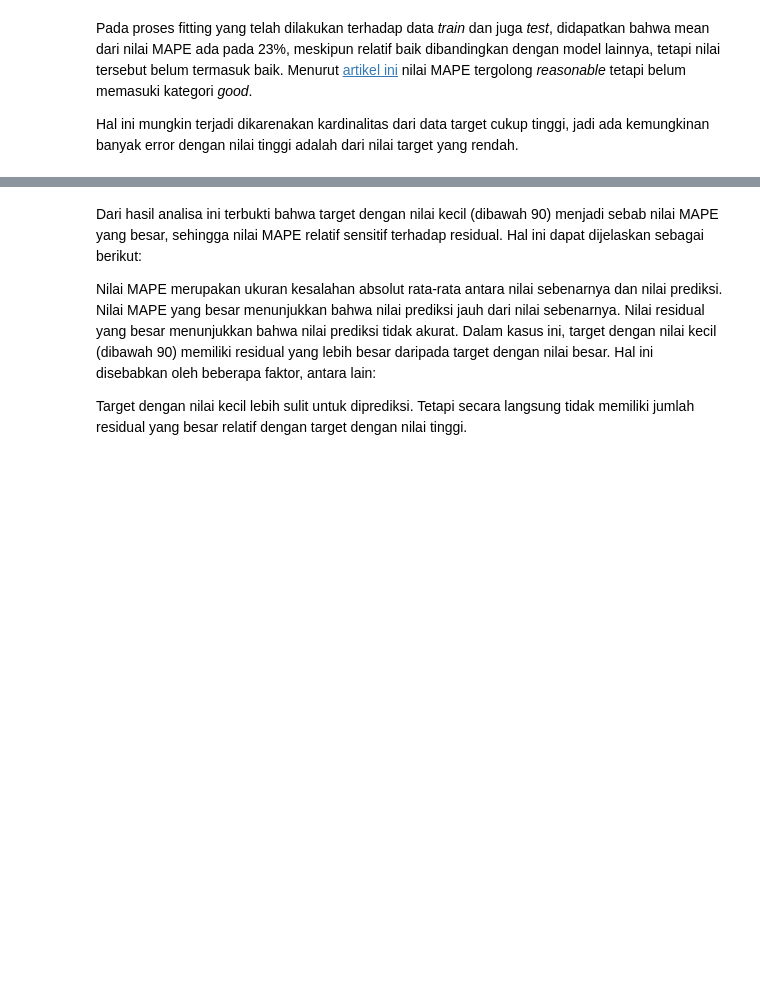
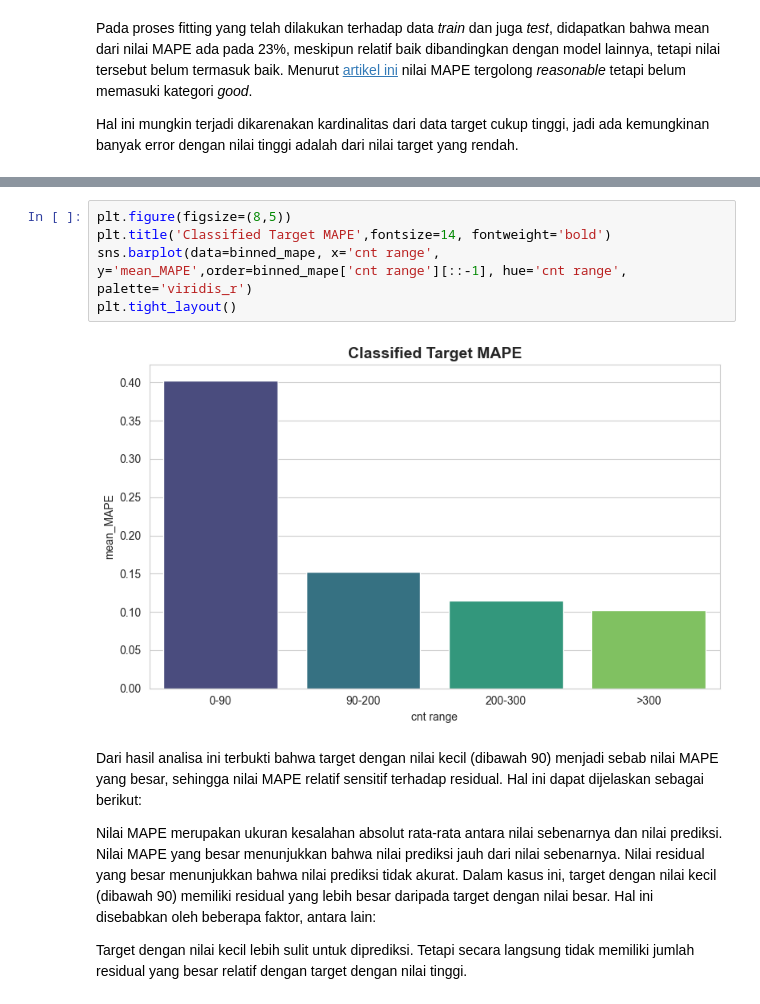
Before and after one commit to atthabrizi/JCDS-Capstone3, a Jupyter notebook: Bike Sharing ML.ipynb, the cells around one changed output, grey strips where cells are left out. Drawn from its saved outputs; the diff is of its cells as text; blank space fills up the shorter version.

```diff
--- a/Bike Sharing ML.ipynb
+++ b/Bike Sharing ML.ipynb
@@ -1081,3 +1081,10 @@ binned_mape
+# %%
+plt.figure(figsize=(8,5))
+plt.title('Classified Target MAPE',fontsize=14, fontweight='bold')
+sns.barplot(data=binned_mape, x='cnt range', y='mean_MAPE',order=binned_mape['cnt range'][::-1], hue='cnt range', palette='viridis_r')
+plt.tight_layout()
+# %% [output]
+[figure, added]
 # %% [markdown]
 
 Dari hasil analisa ini terbukti bahwa target dengan nilai kecil (dibawah 90) menjadi sebab nilai MAPE yang besar, sehingga nilai MAPE relatif sensitif terhadap residual. Hal ini dapat dijelaskan sebagai berikut:
```
Also changed, not shown: parts of 14 cells of this notebook, 7 other files.
